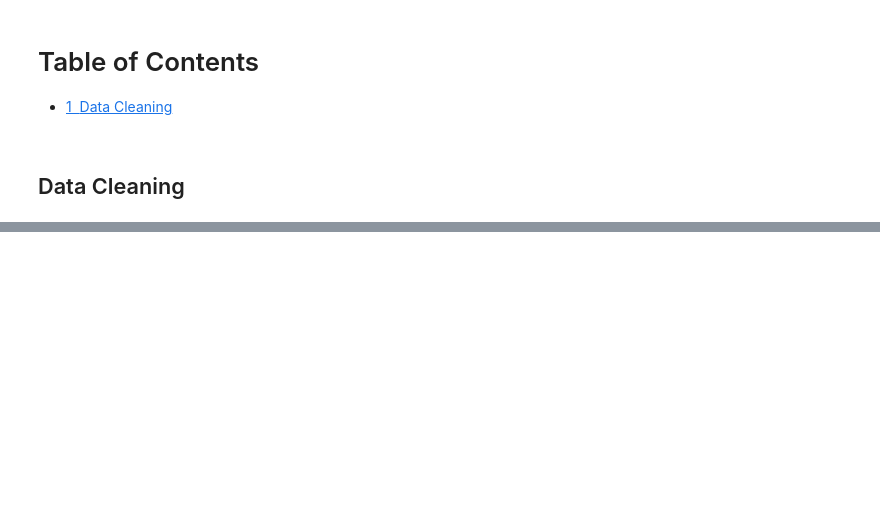
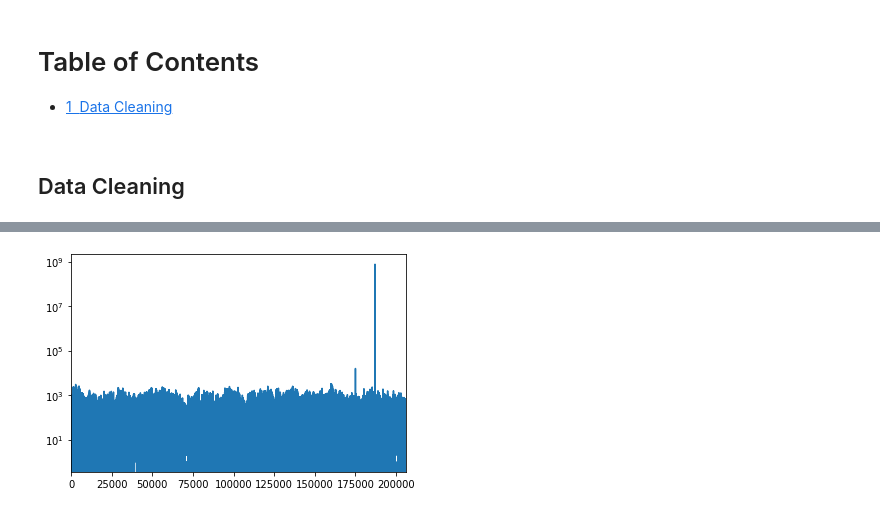
Before and after one commit to sculla/Project1_Group2, a Jupyter notebook: Project1_Group1.ipynb, the cells around one changed output, grey strips where cells are left out. Cells and saved outputs as stored; diff of their text form; code cells hidden in the pictures; blank space fills up the shorter version.

Commit message:
#working on the turnstile data
merged the notebook, exploring. see slack for the graph which showed a few weird ones

```diff
--- a/Project1_Group1.ipynb
+++ b/Project1_Group1.ipynb
@@ -7,7 +7,8 @@
 import pandas as pd
 import numpy as np
 
-data= pd.read_csv("http://web.mta.info/developers/data/nyct/turnstile/turnstile_190629.txt")
+#data= pd.read_csv("http://web.mta.info/developers/data/nyct/turnstile/turnstile_190629.txt")
+data=pd.read_pickle('.DateTime_transformed.pickle')
 print(data.shape)
 print(data.columns)
 data.head()
@@ -69,5 +221,5 @@ data.head()
 # %%
 cols_diff= ["ENTRIES","EXITS"]
 cols_add = ["TURNSTILE_ENTRIES","TURNSTILE_EXITS"]
-data[cols_add] = data.groupby(by =["STATION","C/A","SCP"])[cols_diff].diff()
+data[cols_add] = data.groupby(by =["STATION","C/A","SCP","LINENAME"])[cols_diff].diff()
 data.head()
@@ -81,3 +261,11 @@ data.describe().transpose()
+# %%
+%matplotlib inline
+import matplotlib.pyplot as plt
+data.TURNSTILE_ENTRIES.plot()
+plt.yscale("log")
+#hmmm why are there the weird ones??
+# %% [output]
+[figure, added]
 # %%
 #COnvert time and Date to be able to work with it
 f="%m/%d/%Y%H:%M:%S"
```
Also changed, not shown: parts of 21 cells of this notebook, 3 other files.
